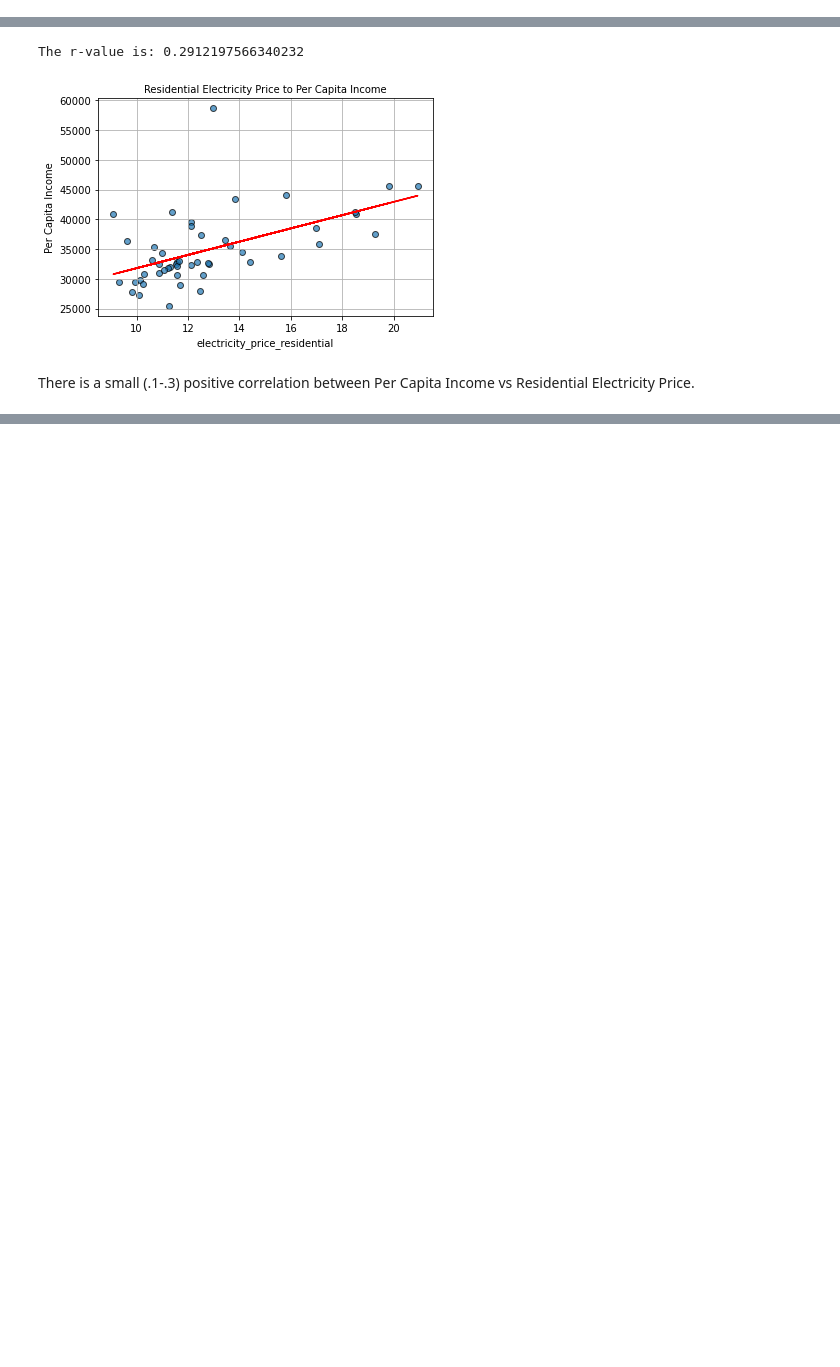
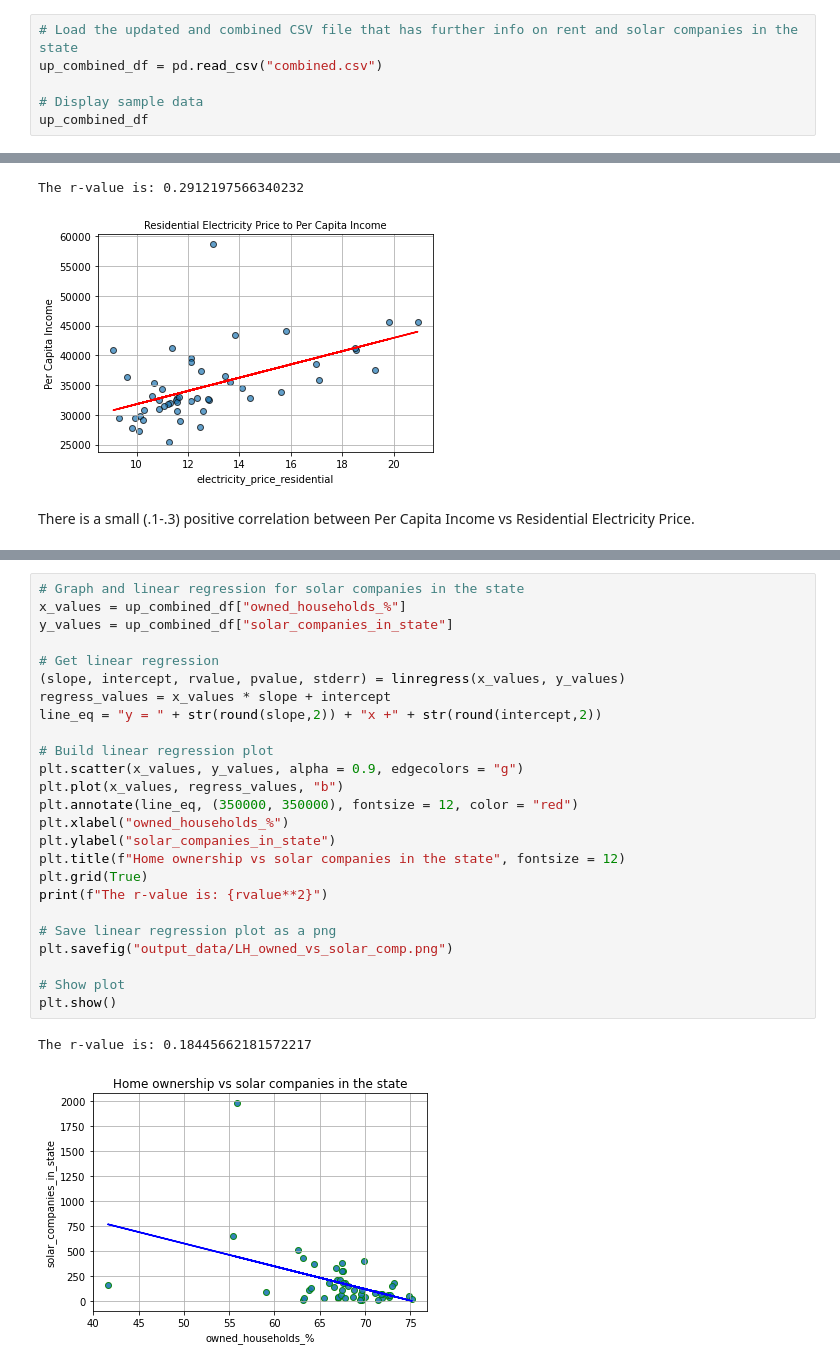
Before and after one commit to JeremyTallant/TomorrowsEnergyToday, a Jupyter notebook: Project_One_LH.ipynb, the cells around one changed output, grey strips where cells are left out. Drawn from its saved outputs; the diff is of its cells as text; blank space fills up the shorter version.

```diff
--- a/Project_One_LH.ipynb
+++ b/Project_One_LH.ipynb
@@ -38,0 +34,6 @@ combined_df
+# %%
+# Load the updated and combined CSV file that has further info on rent and solar companies in the state
+up_combined_df = pd.read_csv("combined.csv")
+
+# Display sample data
+up_combined_df
@@ -144,0 +199,28 @@ SyntaxError: invalid syntax (3821161199.py, line 1)
+# %%
+# Graph and linear regression for solar companies in the state
+x_values = up_combined_df["owned_households_%"]
+y_values = up_combined_df["solar_companies_in_state"]
+
+# Get linear regression
+(slope, intercept, rvalue, pvalue, stderr) = linregress(x_values, y_values)
+regress_values = x_values * slope + intercept
+line_eq = "y = " + str(round(slope,2)) + "x +" + str(round(intercept,2))
+
+# Build linear regression plot
+plt.scatter(x_values, y_values, alpha = 0.9, edgecolors = "g")
+plt.plot(x_values, regress_values, "b")
+plt.annotate(line_eq, (350000, 350000), fontsize = 12, color = "red")
+plt.xlabel("owned_households_%")
+plt.ylabel("solar_companies_in_state")
+plt.title(f"Home ownership vs solar companies in the state", fontsize = 12)
+plt.grid(True)
+print(f"The r-value is: {rvalue**2}")
+
+# Save linear regression plot as a png
+plt.savefig("output_data/LH_owned_vs_solar_comp.png")
+
+# Show plot
+plt.show()
+# %% [output]
+The r-value is: 0.18445662181572217
+[figure, added]
```
Also changed, not shown: parts of 16 cells of this notebook, 40 other files.
